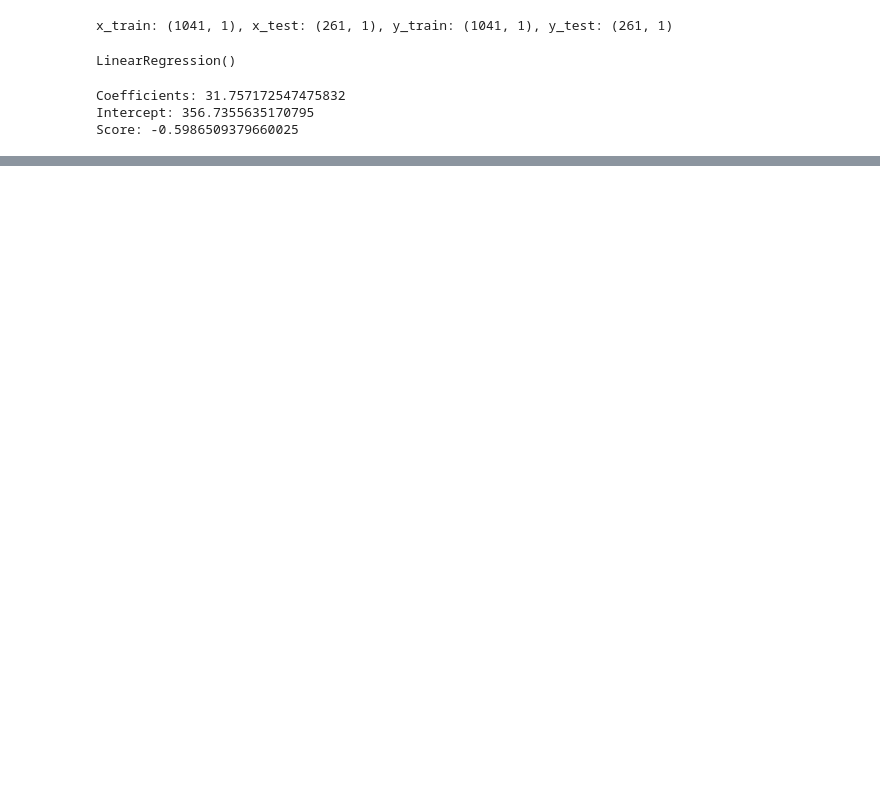
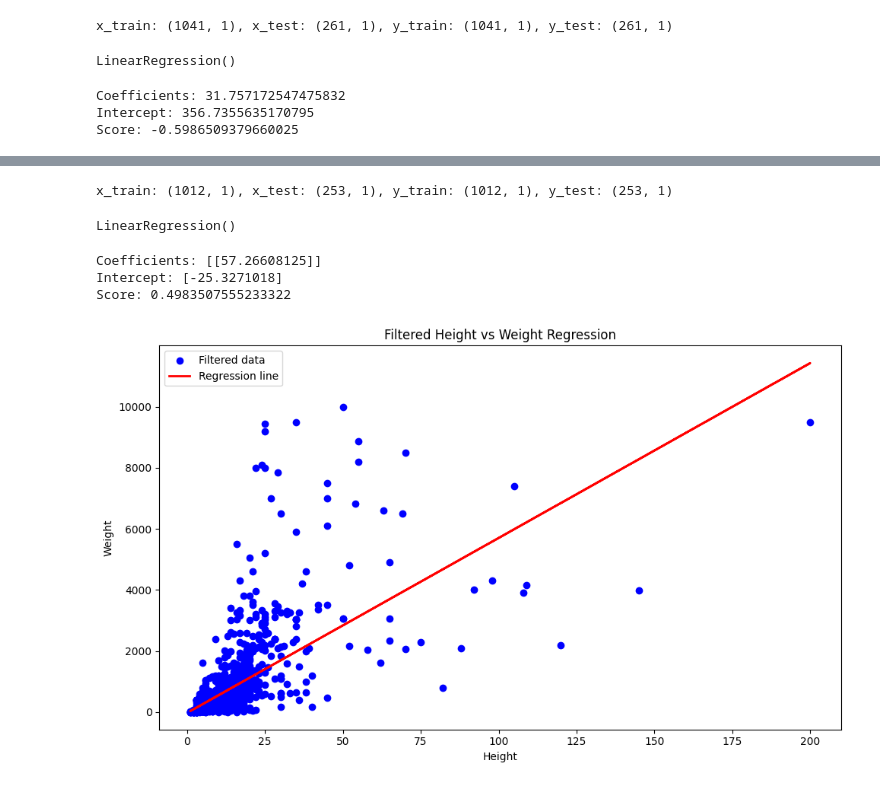
Before and after one commit to nh-spipitone/DataAnalyst-course, a Jupyter notebook: Studenti/GiovanniBartolini/Giorno12/esempio_regressione_lineare.ipynb, the cells around one changed output, grey strips where cells are left out. Cells and saved outputs as stored; diff of their text form; code cells hidden in the pictures; blank space fills up the shorter version.

```diff
--- a/Studenti/GiovanniBartolini/Giorno12/esempio_regressione_lineare.ipynb
+++ b/Studenti/GiovanniBartolini/Giorno12/esempio_regressione_lineare.ipynb
@@ -53,0 +113,4 @@ plt.show()
+# %%
+# filtra i Pokémon con height < 600 e weight < 9999
+df_filtered = df_pokemon[(df_pokemon['height'] < 600) & (df_pokemon['weight'] < 9999)]
+df_filtered
@@ -53,0 +131,35 @@ plt.show()
+# %%
+x_filtered = df_filtered[['height']].values
+y_filtered = df_filtered[['weight']].values
+
+x_train_filtered, x_test_filtered, y_train_filtered, y_test_filtered = train_test_split(x_filtered, y_filtered, test_size=0.2, random_state=42)
+print(f"x_train: {x_train_filtered.shape}, x_test: {x_test_filtered.shape}, y_train: {y_train_filtered.shape}, y_test: {y_test_filtered.shape}")
+# %% [output]
+x_train: (1012, 1), x_test: (253, 1), y_train: (1012, 1), y_test: (253, 1)
+# %%
+model.fit(x_train_filtered, y_train_filtered)
+# %% [output]
+LinearRegression()
+# %%
+print(f"Coefficients: {model.coef_}")
+print(f"Intercept: {model.intercept_}")
+print(f"Score: {model.score(x_test_filtered, y_test_filtered)}")
+# %% [output]
+Coefficients: [[57.26608125]]
+Intercept: [-25.3271018]
+Score: 0.4983507555233322
+# %%
+# Plotting the regression line
+plt.figure(figsize=(10, 6))
+plt.scatter(x_filtered, y_filtered, color='blue', label='Filtered data')
+plt.plot(x_filtered, model.predict(x_filtered), color='red', linewidth=2, label='Regression line')
+plt.xlabel('Height')
+plt.ylabel('Weight')
+plt.title('Filtered Height vs Weight Regression')
+#plt.ylim(-100, 2000)
+#plt.xlim(-1, 25)
+plt.legend()
+plt.tight_layout()
+plt.show()
+# %% [output]
+[figure, added]
```
Also changed, not shown: parts of 5 cells of this notebook.
